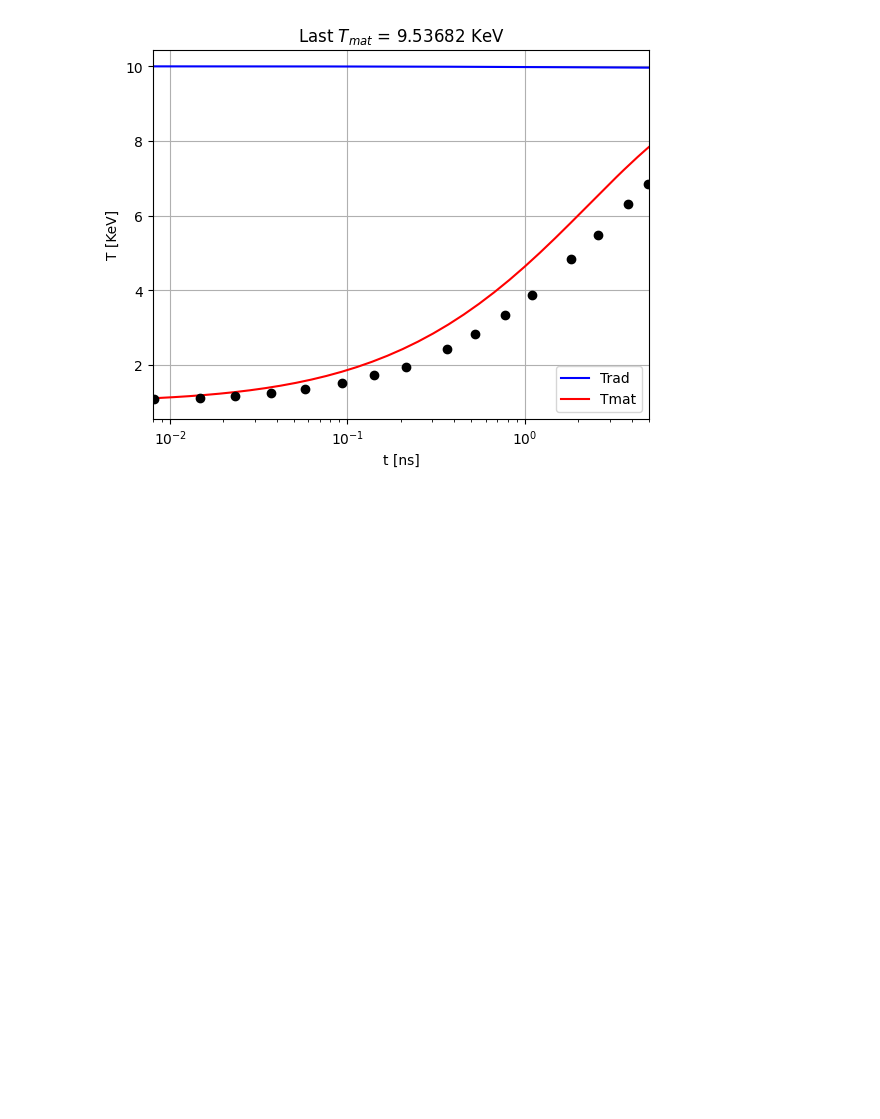
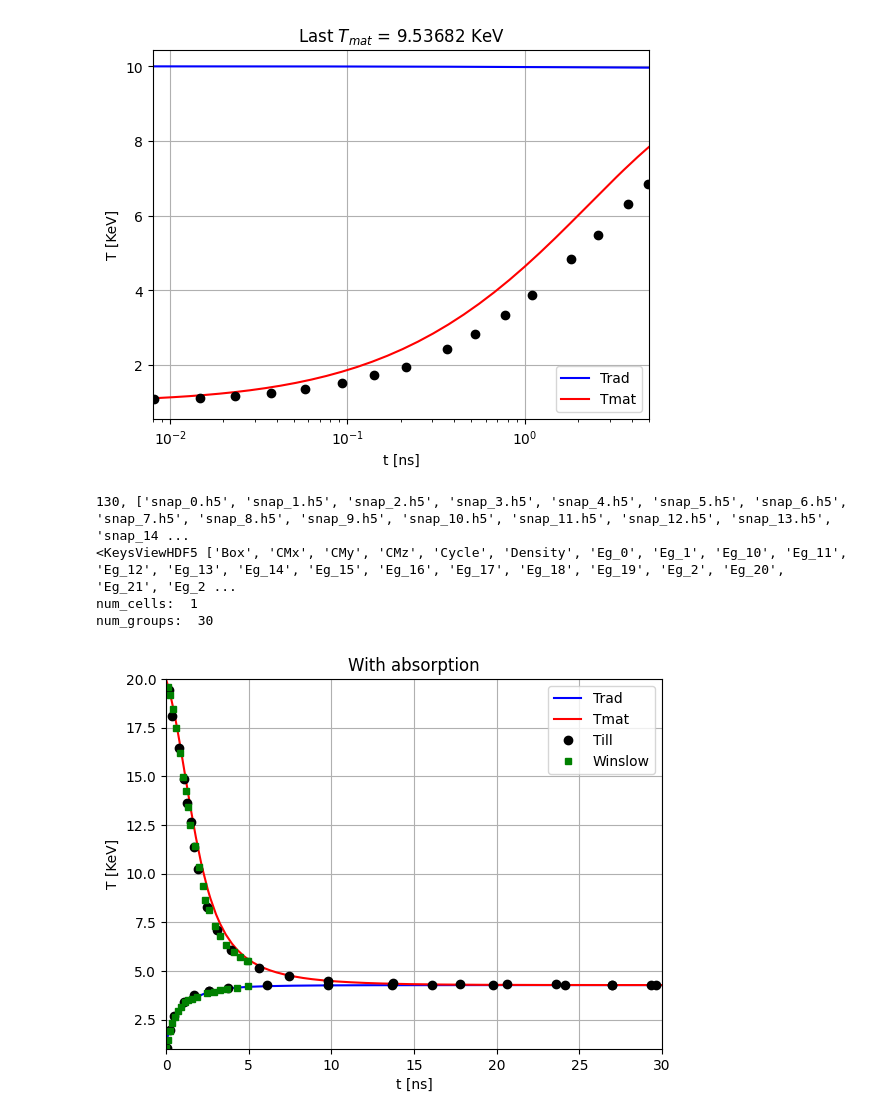
Before and after one commit to eladtan/RICH_temp, a Jupyter notebook: analysis_files/equilibration.ipynb, the cells around one changed output. Cells and saved outputs as stored; diff of their text form; code cells hidden in the pictures; blank space fills up the shorter version.

```diff
--- a/analysis_files/equilibration.ipynb
+++ b/analysis_files/equilibration.ipynb
@@ -347,3 +357,75 @@ plt.close()
 num_cells:  1
 num_groups:  50
 [figure]
+# %%
+output_files_path = "/home/itamarg/workspace/RICH/output/WinslowCMMCChange"
+path_to_initial_snap = path.join(output_files_path, f"snap_{0}.h5")
+
+snaps = [file for file in os.listdir(output_files_path) if file.endswith(".h5") and file.startswith("snap")]
+print(len(snaps), snaps, sep=', ')
+
+num_of_snaps = len(snaps)
+num_cells = None
+num_groups = None
+
+with h5py.File(path_to_initial_snap) as h5_file:
+    print(h5_file.keys())
+    num_cells = len(np.array(h5_file["Temperature"]))
+    num_groups = len([key for key in h5_file.keys() if "Eg" in key])
+
+assert num_cells == 1
+
+print("num_cells: ", num_cells)
+print("num_groups: ", num_groups)
+
+speed_of_light = 2.99792458e10
+stefan_boltzman = 5.670374e-5
+radiation_constant = 4 * stefan_boltzman / speed_of_light
+boltzmann_constant = 1.380649e-16
+
+ev = 1.602176634e-12
+kev = 1e3*ev
+
+kev_to_kelvin = kev / boltzmann_constant
+
+Erad = np.ndarray(shape=num_of_snaps)
+Trad = np.ndarray(shape=num_of_snaps)
+Tmat = np.ndarray(shape=num_of_snaps)
+time = np.ndarray(shape=num_of_snaps)
+
+for i in range(num_of_snaps):
+    path_to_snap =  path.join(output_files_path, snaps[i])
+    with h5py.File(path_to_snap) as h5_file:
+        Tmat[i] = h5_file["Temperature"][0]
+        Erad[i] = h5_file["Erad"][0]
+        Trad[i] = (Erad[i] / radiation_constant)**0.25
+        time[i] = h5_file["Time"][0]
+
+plt.plot(time/1e-9, Trad/kev_to_kelvin, '-b', label="Trad")
+plt.plot(time/1e-9, Tmat/kev_to_kelvin, '-r', label="Tmat")
+plt.grid()
+plt.xlabel("t [ns]")
+plt.ylabel("T [KeV]")
+# plt.title(f"Last $T_{{mat}}$ = {Tmat[-1]/kev_to_kelvin:g} KeV")
+plt.title("With absorption")
+Trad_sample = np.loadtxt(path.join("../compton_data", "Till_winslow_Trad.txt"), delimiter=",")
+Tmat_sample = np.loadtxt(path.join("../compton_data", "Till_winslow_Tmat.txt"), delimiter=",")
+Trad_sample_winslow = np.loadtxt(path.join("../compton_data", "Winslow_Trad.txt"), delimiter=",")
+Tmat_sample_winslow = np.loadtxt(path.join("../compton_data", "Winslow_Tmat.txt"), delimiter=",")
+plt.plot(Trad_sample[:,0]/1e-9, Trad_sample[:,1], "o", c='k', label="Till")
+plt.plot(Tmat_sample[:,0]/1e-9, Tmat_sample[:,1], "o", c='k')
+plt.plot(Tmat_sample_winslow[:,0]/1e-9, Tmat_sample_winslow[:,1], "s", c='g', markersize=5, label="Winslow")
+plt.plot(Trad_sample_winslow[:,0]/1e-9, Trad_sample_winslow[:,1], "s", c='g', markersize=5)
+plt.legend(loc="best")
+# plt.xscale("symlog")
+plt.ylim(1., 20)
+plt.xlim(0, 30)
+# plt.savefig(os.path.join(dir_figs, "Winslow.png"))
+plt.show()
+plt.close()
+# %% [output]
+130, ['snap_0.h5', 'snap_1.h5', 'snap_2.h5', 'snap_3.h5', 'snap_4.h5', 'snap_5.h5', 'snap_6.h5', 'snap_7.h5', 'snap_8.h5', 'snap_9.h5', 'snap_10.h5', 'snap_11.h5', 'snap_12.h5', 'snap_13.h5', 'snap_14 ...
+<KeysViewHDF5 ['Box', 'CMx', 'CMy', 'CMz', 'Cycle', 'Density', 'Eg_0', 'Eg_1', 'Eg_10', 'Eg_11', 'Eg_12', 'Eg_13', 'Eg_14', 'Eg_15', 'Eg_16', 'Eg_17', 'Eg_18', 'Eg_19', 'Eg_2', 'Eg_20', 'Eg_21', 'Eg_2 ...
+num_cells:  1
+num_groups:  30
+[figure, added]
```
Also changed, not shown: parts of 5 cells of this notebook.
